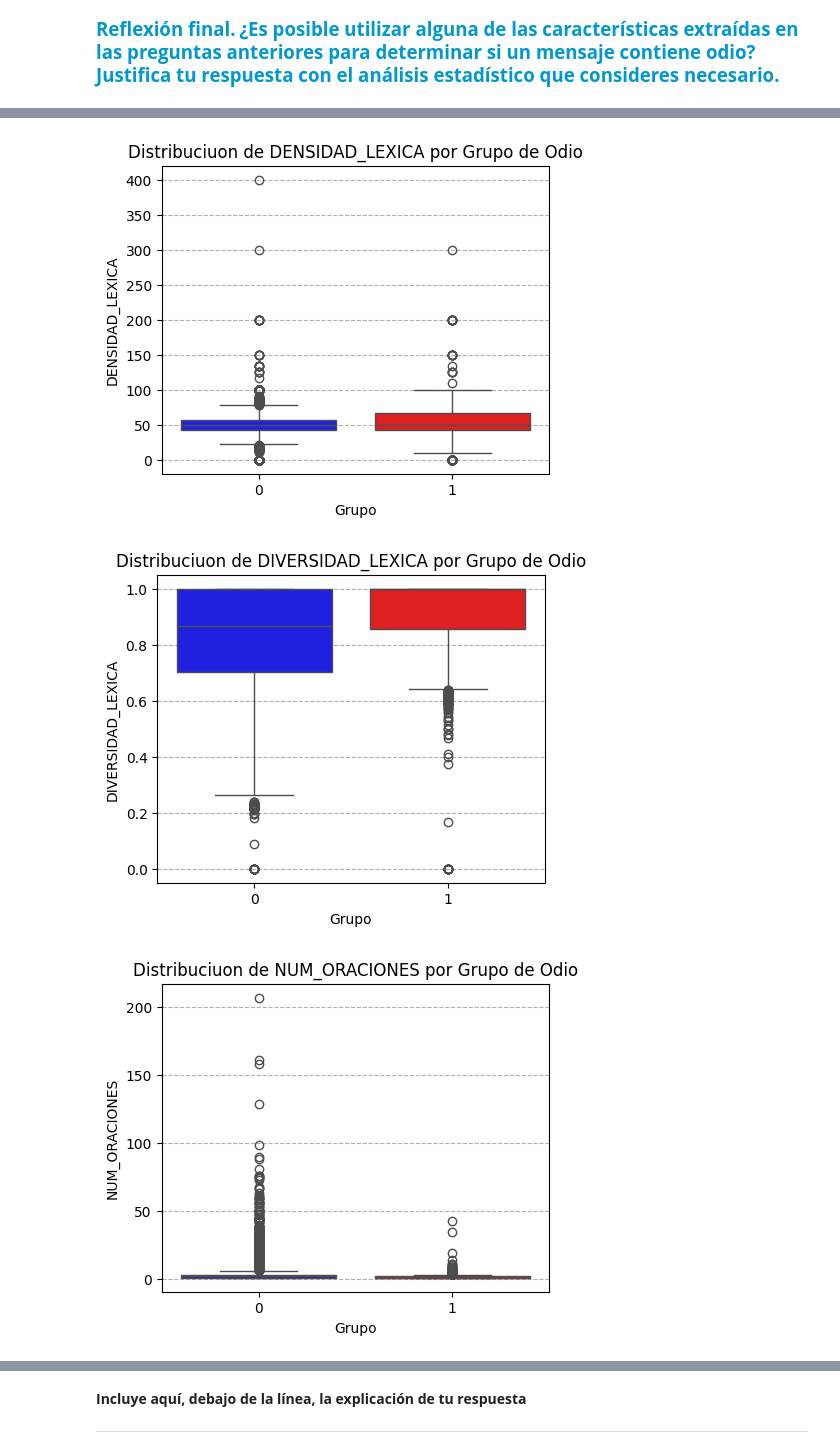
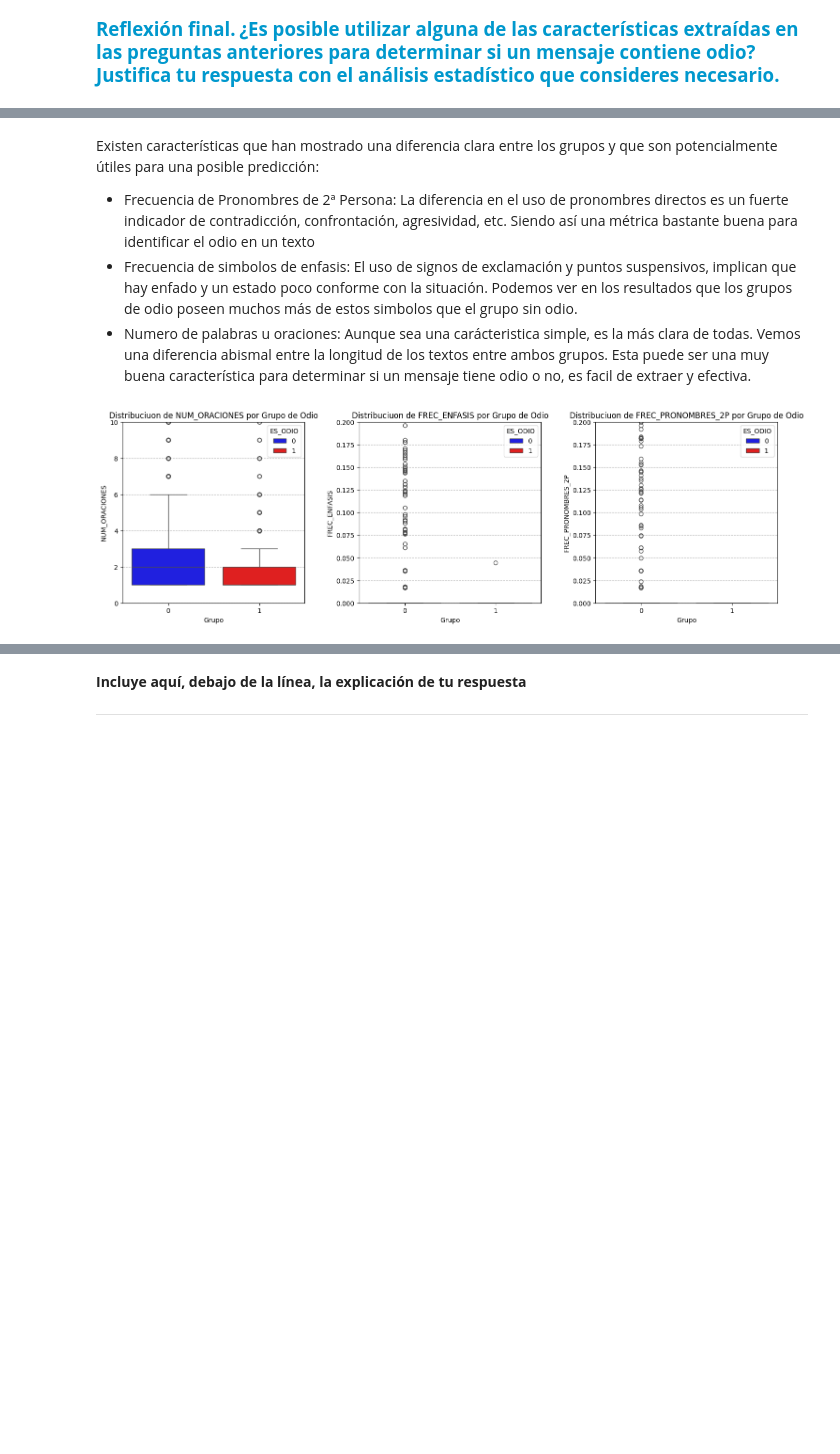
Before and after one commit to luissm01/unir, a Jupyter notebook: PLN/Actividades/Actividad 1/muinar02_actividad transversal_IA_profesionalizante/caracteristicasOdio.ipynb, the cells around one changed output, grey strips where cells are left out. Saved outputs shown, nothing was run; the diff lists cells and outputs as text; code cells hidden in the pictures; blank space fills up the shorter version.

```diff
--- a/PLN/Actividades/Actividad 1/muinar02_actividad transversal_IA_profesionalizante/caracteristicasOdio.ipynb
+++ b/PLN/Actividades/Actividad 1/muinar02_actividad transversal_IA_profesionalizante/caracteristicasOdio.ipynb
@@ -265,7 +265,7 @@ El corpus tiene un numero de registros de 10000. Realmente no era necesario obte
 palabras = []
 for registro in doc:
     for token in registro:
-        if token.is_stop==False & token.is_punct==False : #Tras la recomendación del profesor de no usar is_alpha y considerar los numeros como palabras también, vamos a distinguir de espacios y puntuación
+        if token.is_space==False & token.is_punct==False & token.like_email ==False & token.like_url==False : #Tras la recomendación del profesor de no usar is_alpha y considerar los numeros como palabras también, vamos a distinguir de espacios y puntuación
             palabras.append(token.text)
 print(len(palabras))
 # %% [output]
@@ -307,11 +307,11 @@ palabras_odio = []
 
 for reg in reg_no_odio:
     for token in reg:
-        if token.is_alpha:
+        if token.is_space==False & token.is_punct==False & token.like_email ==False & token.like_url==False:
             palabras_no_odio.append(token.text)
 for reg in reg_odio:
     for token in reg:
-        if token.is_alpha:
+        if token.is_space==False & token.is_punct==False & token.like_email ==False & token.like_url==False:
             palabras_odio.append(token.text)
 
 print(len(palabras_no_odio)/len(reg_no_odio))
@@ -411,7 +411,7 @@ for registro in doc:
     for token in registro:
         if token.pos_ in tipo_palabra_relevante:
             contador_relevantes += 1
-        if token.is_alpha == True:
+        if token.is_space==False & token.is_punct==False & token.like_email ==False & token.like_url==False & token.like_num == False:
             contador_palabras += 1
 
     conteo_palabras_relevantes.append(contador_relevantes)
@@ -445,7 +445,7 @@ for i in range(0, lines_number):
     set_lemas = set()
     palabras_totales = 0
     for token in doc[i]:
-        if token.is_alpha:
+        if token.is_space==False & token.is_punct==False & token.like_email ==False & token.like_url==False & token.like_num == False:
             palabras_totales += 1
             set_lemas.add(token.lemma_.lower())
     if palabras_totales > 0:
@@ -579,25 +569,32 @@ data.head()
+# %% [markdown]
+Existen características que han mostrado una diferencia clara entre los grupos y que son potencialmente útiles para una posible predicción:
+- Frecuencia de Pronombres de 2ª Persona: La diferencia en el uso de pronombres directos es un fuerte indicador de contradicción, confrontación, agresividad, etc. Siendo así una métrica bastante buena para identificar el odio en un texto
+- Frecuencia de simbolos de enfasis: El uso de signos de exclamación y puntos suspensivos, implican que hay enfado y un estado poco conforme con la situación. Podemos ver en los resultados que los grupos de odio poseen muchos más de estos simbolos que el grupo sin odio.
+- Numero de palabras u oraciones: Aunque sea una carácteristica simple, es la más clara de todas. Vemos una diferencia abismal entre la longitud de los textos entre ambos grupos. Esta puede ser una muy buena característica para determinar si un mensaje tiene odio o no, es facil de extraer y efectiva.
 # %%
 import seaborn as sns
 import matplotlib.pyplot as plt
 
-metricas = ['DENSIDAD_LEXICA', 'DIVERSIDAD_LEXICA', 'NUM_ORACIONES', 'FREC_ENFASIS', 'FREC_PRONOMBRES_2P', 'FREC_PALABRAS_NEGACION']
+metricas = ['NUM_ORACIONES', 'FREC_ENFASIS', 'FREC_PRONOMBRES_2P']
 
-for metrica in metricas:
-    plt.figure(figsize=(5,4))
+fig, axes = plt.subplots(1,3,figsize=(18,5))
+plt.subplots_adjust(wspace=0.3)
+y_limits = [10, 0.2, 0.2]
+
+for i, metrica in enumerate(metricas):
+    ax = axes[i]
     sns.boxplot(
         x='ES_ODIO',
         y=metrica,
         hue='ES_ODIO',
         data=data,
         palette=['blue', 'red'],
-        legend=False
+        ax=ax
     )
-    plt.title(f'Distribuciuon de {metrica} por Grupo de Odio')
-    plt.xlabel('Grupo')
-    plt.ylabel(metrica)
-    plt.grid(axis='y', linestyle='--')
-    plt.show()
+    ax.set_ylim(0, y_limits[i])
+    ax.set_title(f'Distribuciuon de {metrica} por Grupo de Odio')
+    ax.set_xlabel('Grupo')
+    ax.set_ylabel(metrica)
+    ax.grid(axis='y', linestyle='--')
 # %% [output]
-[figure, old version]
+[figure, new version]
-[figure, removed]
-[figure, removed]
```
Also changed, not shown: parts of 15 cells of this notebook.
